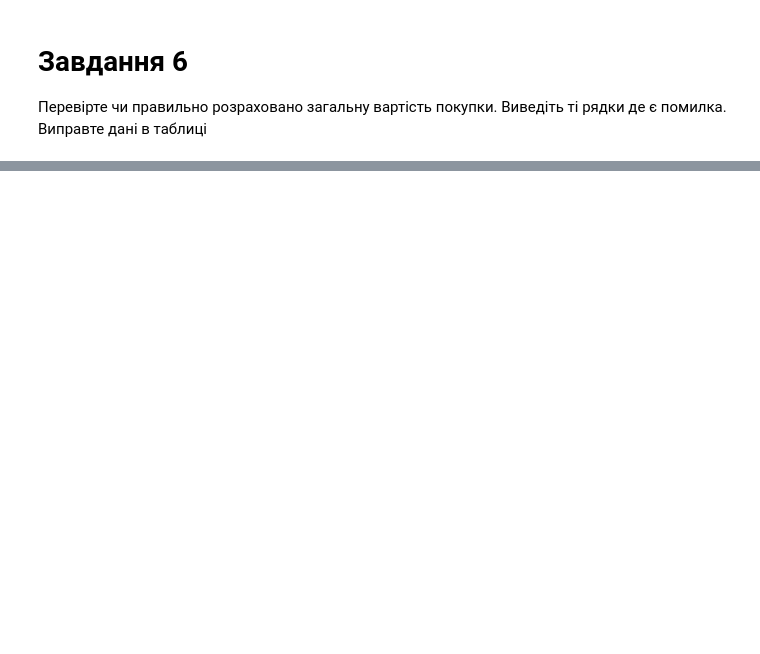
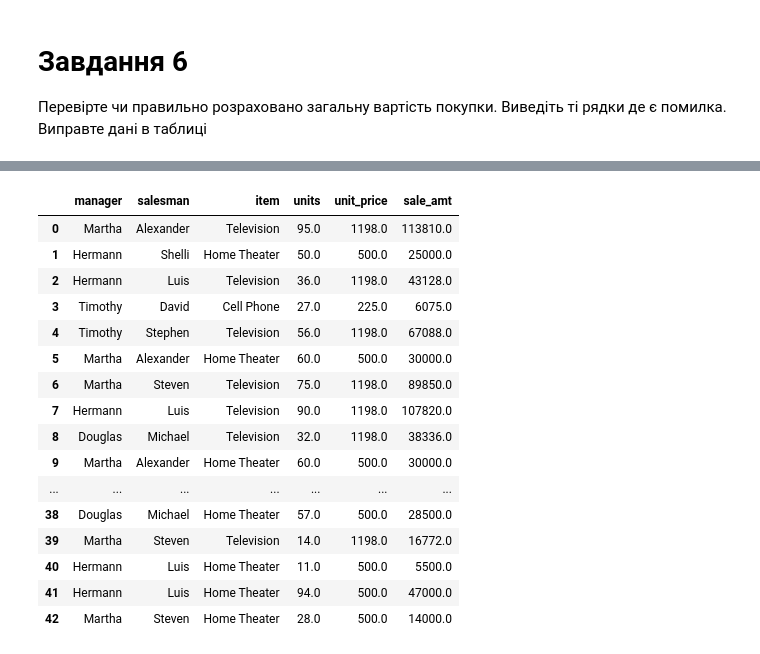
Before and after one commit to Margo-s-M/-, a Jupyter notebook: Собченко_дз_3пандас.ipynb, the cells around one changed output, grey strips where cells are left out. Saved outputs shown, nothing was run; the diff lists cells and outputs as text; code cells hidden in the pictures; blank space fills up the shorter version.

```diff
--- a/Собченко_дз_3пандас.ipynb
+++ b/Собченко_дз_3пандас.ipynb
@@ -168,0 +238,20 @@ revenue
+# %%
+df.dropna()
+# %% [output]
+|  | manager | salesman | item | units | unit_price | sale_amt |
+| 0 | Martha | Alexander | Television | 95.0 | 1198.0 | 113810.0 |
+| 1 | Hermann | Shelli | Home Theater | 50.0 | 500.0 | 25000.0 |
+| 2 | Hermann | Luis | Television | 36.0 | 1198.0 | 43128.0 |
+| 3 | Timothy | David | Cell Phone | 27.0 | 225.0 | 6075.0 |
+| 4 | Timothy | Stephen | Television | 56.0 | 1198.0 | 67088.0 |
+| 5 | Martha | Alexander | Home Theater | 60.0 | 500.0 | 30000.0 |
+| 6 | Martha | Steven | Television | 75.0 | 1198.0 | 89850.0 |
+| 7 | Hermann | Luis | Television | 90.0 | 1198.0 | 107820.0 |
+| 8 | Douglas | Michael | Television | 32.0 | 1198.0 | 38336.0 |
+| 9 | Martha | Alexander | Home Theater | 60.0 | 500.0 | 30000.0 |
+| ... | ... | ... | ... | ... | ... | ... |
+| 38 | Douglas | Michael | Home Theater | 57.0 | 500.0 | 28500.0 |
+| 39 | Martha | Steven | Television | 14.0 | 1198.0 | 16772.0 |
+| 40 | Hermann | Luis | Home Theater | 11.0 | 500.0 | 5500.0 |
+| 41 | Hermann | Luis | Home Theater | 94.0 | 500.0 | 47000.0 |
+| 42 | Martha | Steven | Home Theater | 28.0 | 500.0 | 14000.0 |
```
Also changed, not shown: parts of 5 cells of this notebook.
